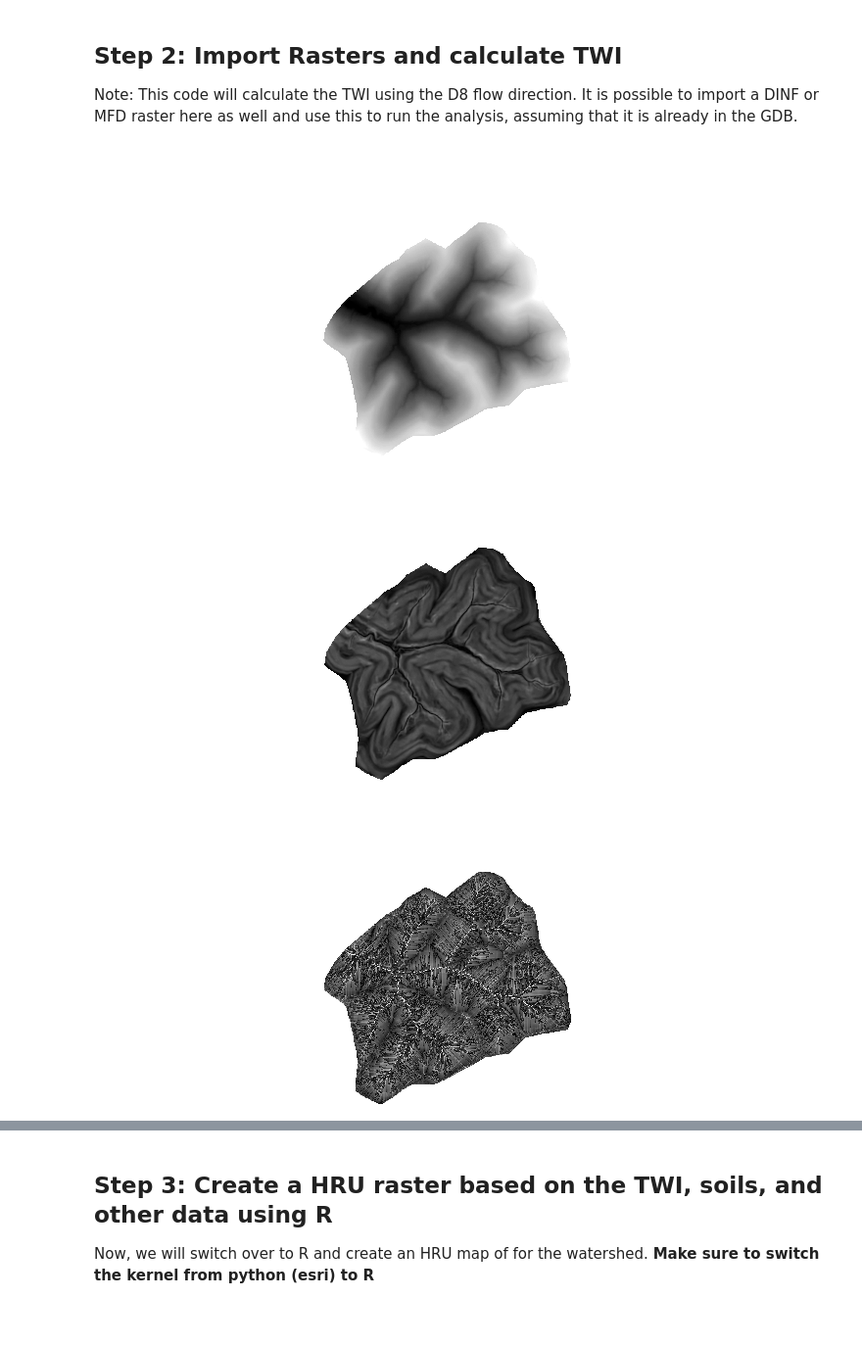
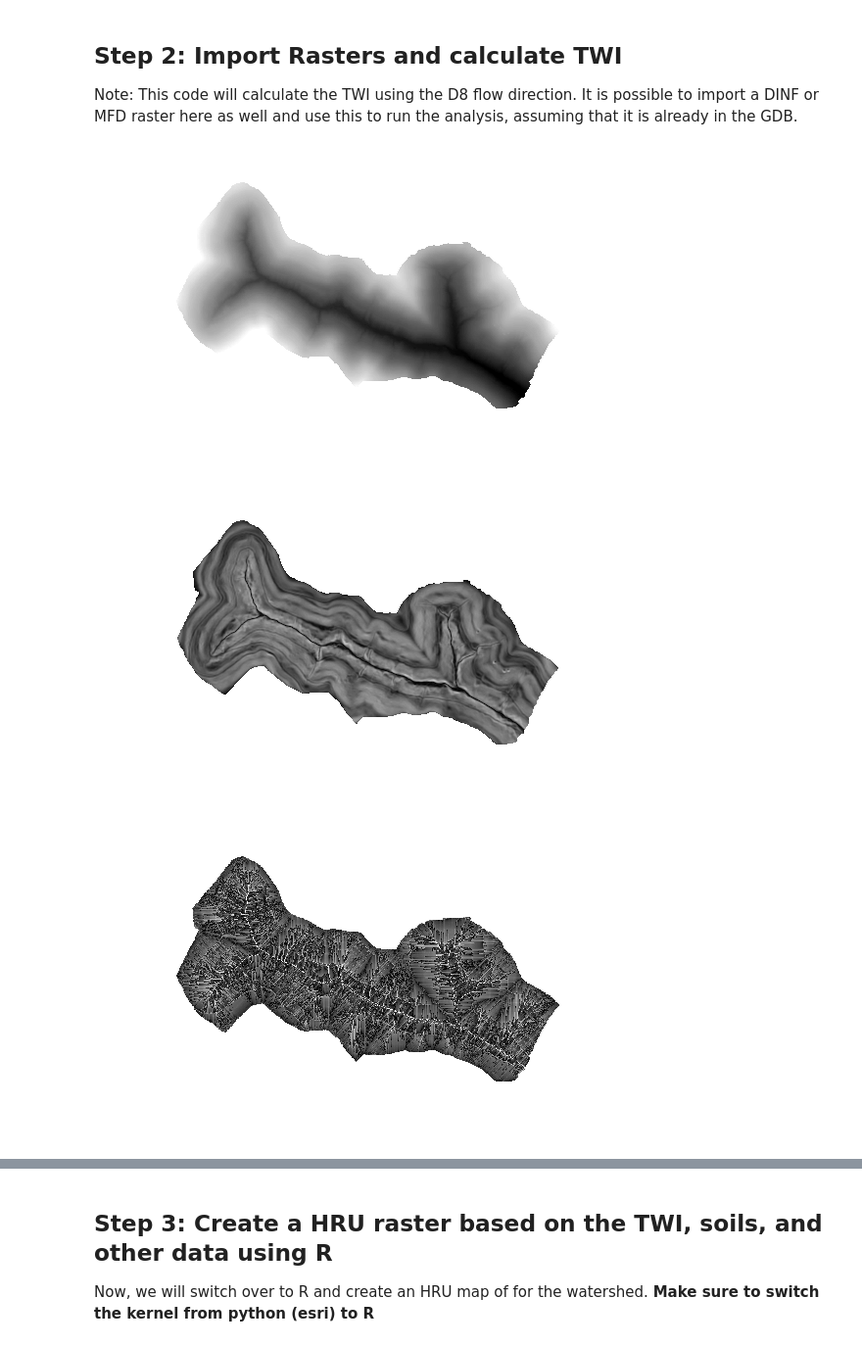
Before and after one commit to tyler-mahoney/modeling-streamflow-permanence, a Jupyter notebook: run-spatial-discretization.ipynb, the cells around one changed output, grey strips where cells are left out. Shown: that part at 98% size. Saved outputs shown, nothing was run; the diff lists cells and outputs as text; code cells hidden in the pictures; blank space fills up the shorter version.

```diff
--- a/run-spatial-discretization.ipynb
+++ b/run-spatial-discretization.ipynb
@@ -25,32 +25,32 @@ env.workspace = 'C:/Users/david/OneDrive/Desktop/Mahoney Research/2-Mahoney-EPA/
 Note: This code will calculate the TWI using the D8 flow direction. It is possible to import a DINF or MFD raster here as well and use this to run the analysis, assuming that it is already in the GDB.
 # %%
 # Load in rasters
-FR_DEM = Raster('FR1meterDEM')
-FR_HRU = Raster('FallingRockHRUs')
-FR_fac_dinf = Raster('fac_dinf')
+LM_DEM = Raster('LM_1meterDEM')
+#LM_HRU = Raster('FallingRockHRUs')
+LM_fac_dinf = Raster('LM_fac_dinf')
 
 # Calculate rasters
-FR_Slope = Slope(FR_DEM, "DEGREE")
-FR_Slope = FR_Slope*math.pi/180
-FR_fill = Fill(FR_DEM)
-FR_fdr = FlowDirection(FR_fill, "Normal")
-FR_fac = FlowAccumulation(FR_fdr)
+LM_Slope = Slope(LM_DEM, "DEGREE")
+LM_Slope = LM_Slope*math.pi/180
+LM_fill = Fill(LM_DEM)
+LM_fdr = FlowDirection(LM_fill, "Normal")
+LM_fac = FlowAccumulation(LM_fdr)
 
 
 # Calculate the TWI
-FR_twi = Ln(((FR_fac+1))/Con(FR_Slope > 0, Tan(FR_Slope),0.0001))
-FR_twi_dinf = Ln(((FR_fac_dinf+1))/Con(FR_Slope > 0, Tan(FR_Slope),0.0001))
+LM_twi = Ln(((LM_fac+1))/Con(LM_Slope > 0, Tan(LM_Slope),0.0001))
+LM_twi_dinf = Ln(((LM_fac_dinf+1))/Con(LM_Slope > 0, Tan(LM_Slope),0.0001))
 
 # Save the rasters tp the environment (note an error will occur if these have already been saved)
-FR_twi.save('C:/Users/david/OneDrive/Desktop/Mahoney Research/2-Mahoney-EPA/modeling-streamflow-permanence/SpatialInputData/FR_twi.tif')
-FR_twi_dinf.save('C:/Users/david/OneDrive/Desktop/Mahoney Research/2-Mahoney-EPA/modeling-streamflow-permanence/SpatialInputData/FR_twi_dinf.tif')
+LM_twi.save('C:/Users/david/OneDrive/Desktop/Mahoney Research/2-Mahoney-EPA/modeling-streamflow-permanence/SpatialInputData/LM_twi.tif')
+LM_twi_dinf.save('C:/Users/david/OneDrive/Desktop/Mahoney Research/2-Mahoney-EPA/modeling-streamflow-permanence/SpatialInputData/LM_twi_dinf.tif')
 
 # Display the rasters
-display(FR_fill)
-display(FR_Slope)
-display(FR_twi)
-display(FR_twi_dinf)
+display(LM_fill)
+display(LM_Slope)
+display(LM_twi)
+display(LM_twi_dinf)
 # %% [output]
-[figure, old version]
+[figure, new version]
-[figure, old version]
+[figure, new version]
-[figure, old version]
+[figure, new version]
```
Also changed, not shown: parts of 2 cells of this notebook, 9 other files.
